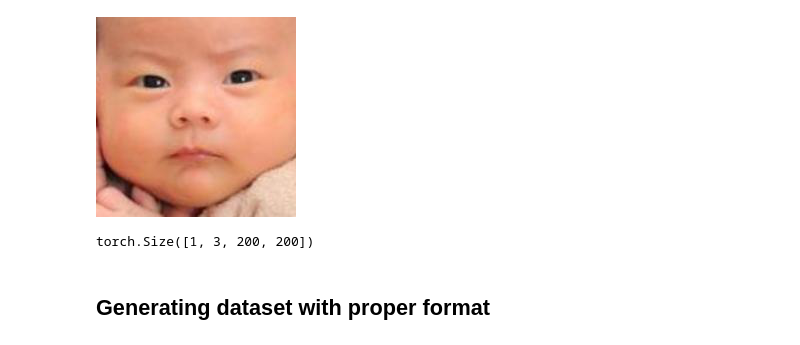
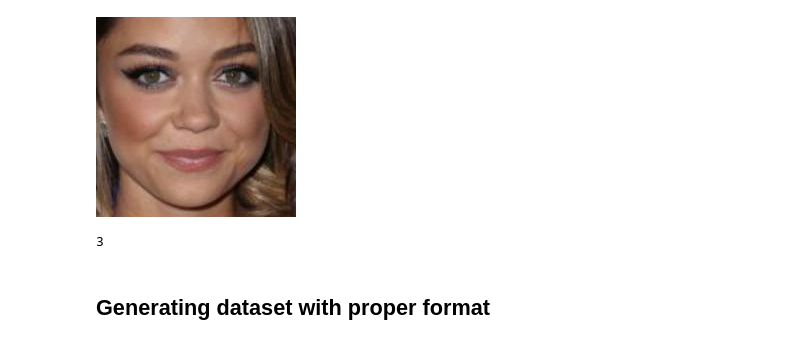
Before and after one commit to chinkiatboon/facial-age-recognition, a Jupyter notebook: facial-age.ipynb, the cells around one changed output. Drawn from its saved outputs; the diff is of its cells as text; code cells hidden in the pictures.

```diff
--- a/facial-age.ipynb
+++ b/facial-age.ipynb
@@ -21,16 +21,18 @@ import matplotlib.pyplot as plt
 # %%
 to_tensor = transforms.ToTensor()
 resize = transforms.Resize([200, 200])
+flip = transforms.RandomHorizontalFlip(p=1)
 
-sample = Image.open('face_age/001/1000.png')
+sample = Image.open('face_age/024/3949.png')
 sample = resize(sample)
+#sample = flip(sample)
 sample_tensor = to_tensor(sample).unsqueeze(0)
 
 display(sample)
-print(sample_tensor.shape)
+print(sample_tensor.shape[1])
 # %% [output]
-[figure, old version]
+[figure, new version]
-torch.Size([1, 3, 200, 200])
+3
 # %% [markdown]
 ## Generating dataset with proper format
 # %%
```
Also changed, not shown: parts of 22 cells of this notebook, 1 other file.
